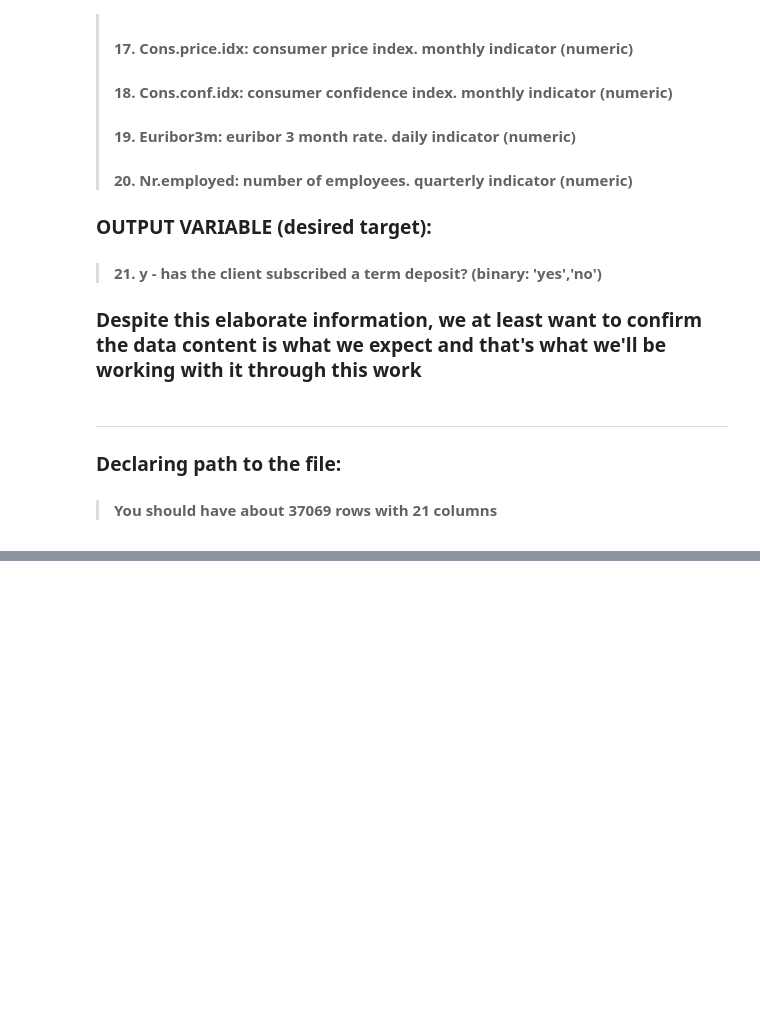
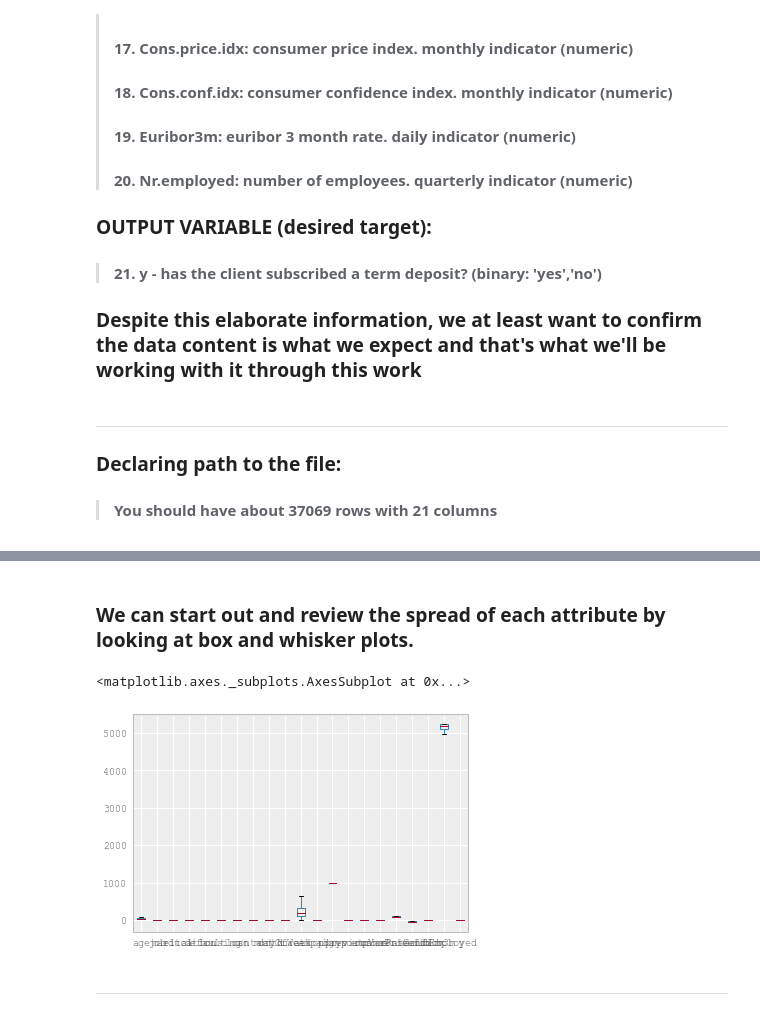
Before and after one commit to KingsleyNA/Customer-Response-Modeling, a Jupyter notebook: 3_Data_preparation_for_indepth_analyses.ipynb, the cells around one changed output, grey strips where cells are left out. Drawn from its saved outputs; the diff is of its cells as text; code cells hidden in the pictures; blank space fills up the shorter version.

```diff
--- a/3_Data_preparation_for_indepth_analyses.ipynb
+++ b/3_Data_preparation_for_indepth_analyses.ipynb
@@ -152,7 +152,7 @@ init_notebook_mode(connected=True)
 ### Declaring path to the file:
 >#### You should have about 37069 rows with 21 columns
 # %%
-location =".../"
+location ="C:/Users/King/Documents/GitHub/Customer-Response-Modeling/"
 file = "DataCastleData.csv"
 
 df = pd.read_csv(location + file)
@@ -164,0 +372,22 @@ print("We have " + str(df.shape[0]) + " rows with " + str(df.shape[1]) +" column
+# %%
+# Renaming certain columns for better readability
+df = df.rename(columns={'day_of_week': 'dayOfWeek',
+                        'emp.var.rate': 'empVarRate',
+                        'cons.price.idx': 'consPriceIdx',
+                        'cons.conf.idx': 'consConfIdx',
+                        'nr.employed': 'numEmployed'
+                        })
+
+df["job"] = df["job"].astype('category').cat.codes
+df["marital"] = df["marital"].astype('category').cat.codes
+df["education"] = df["education"].astype('category').cat.codes
+df["housing"] = df["housing"].astype('category').cat.codes
+df["loan"] = df["loan"].astype('category').cat.codes
+df["contact"] = df["contact"].astype('category').cat.codes
+df["default"] = df["default"].astype('category').cat.codes
+df["month"] = df["month"].astype('category').cat.codes
+df["dayOfWeek"] = df["dayOfWeek"].astype('category').cat.codes
+df["poutcome"] = df["poutcome"].astype('category').cat.codes
+df["y"] = df["y"].astype('category').cat.codes
+
+df.info()
@@ -164,0 +444,11 @@ print("We have " + str(df.shape[0]) + " rows with " + str(df.shape[1]) +" column
+# %% [markdown]
+### We can start out and review the spread of each attribute by looking at box and whisker plots.
+# %%
+import matplotlib.pyplot as plt
+pd.options.display.mpl_style = 'default'
+df.boxplot()
+# %% [output]
+<matplotlib.axes._subplots.AxesSubplot at 0x...>
+[figure, added]
+# %% [markdown]
+***
```
Also changed, not shown: parts of 26 cells of this notebook.
